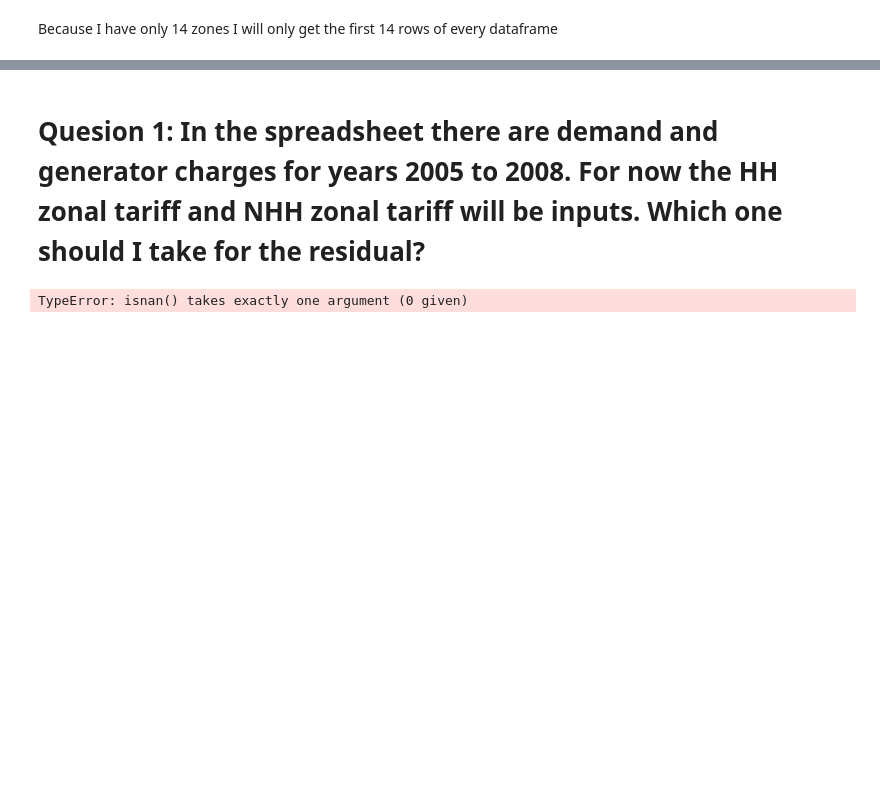
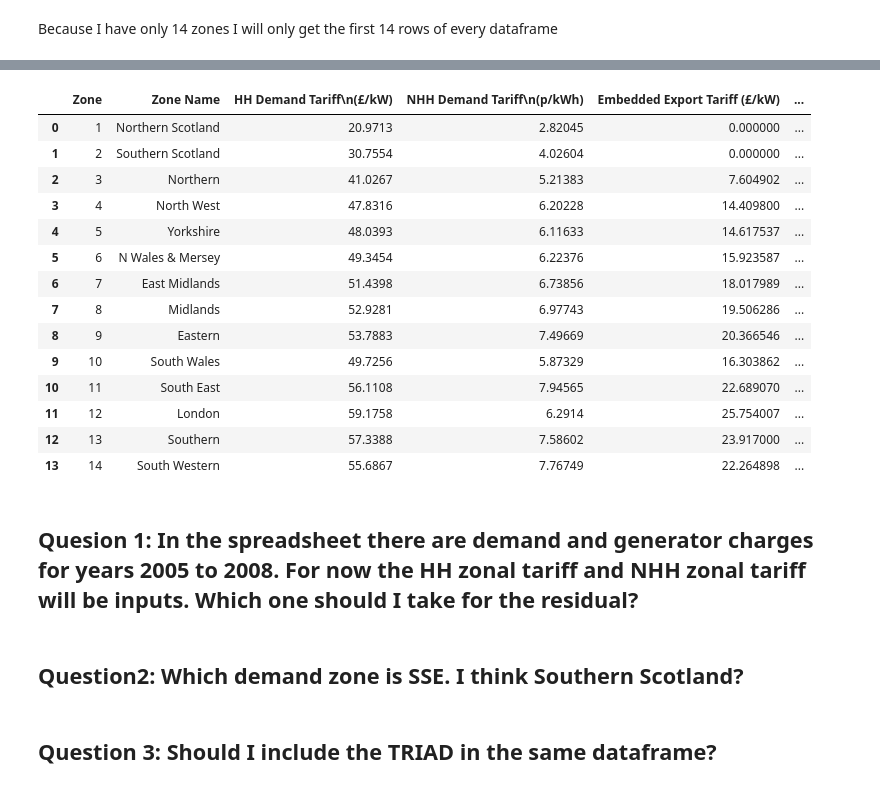
Before and after one commit to seboo1995/CEU-Capstone-Project, a Jupyter notebook: Cleaning_data.ipynb, the cells around one changed output, grey strips where cells are left out. Drawn from its saved outputs; the diff is of its cells as text; code cells hidden in the pictures; blank space fills up the shorter version.

```diff
--- a/Cleaning_data.ipynb
+++ b/Cleaning_data.ipynb
@@ -350,0 +334,8 @@ sheets["Dem 2012-13"]
+# %%
+for sheet in sheets:
+    if sheet.startswith("Dem"):
+        print("Adding year column to sheet",sheet)
+        temp = sheet.split("-")
+        year = ''.join(filter(lambda i: i.isdigit(), temp[0]))
+        sheets[sheet]['year'] = year
+        print("Finished with sheet",sheet)
@@ -351,6 +364,24 @@ sheets["Dem 2012-13"]
+# %%
+sheets["Dem 2019-20"]
+# %% [output]
+|  | Zone | Zone Name | HH Demand Tariff\n(£/kW) | NHH Demand Tariff\n(p/kWh) | Embedded Export Tariff (£/kW) | ... |
+| 0 | 1 | Northern Scotland | 20.9713 | 2.82045 | 0.000000 | ... |
+| 1 | 2 | Southern Scotland | 30.7554 | 4.02604 | 0.000000 | ... |
+| 2 | 3 | Northern | 41.0267 | 5.21383 | 7.604902 | ... |
+| 3 | 4 | North West | 47.8316 | 6.20228 | 14.409800 | ... |
+| 4 | 5 | Yorkshire | 48.0393 | 6.11633 | 14.617537 | ... |
+| 5 | 6 | N Wales & Mersey | 49.3454 | 6.22376 | 15.923587 | ... |
+| 6 | 7 | East Midlands | 51.4398 | 6.73856 | 18.017989 | ... |
+| 7 | 8 | Midlands | 52.9281 | 6.97743 | 19.506286 | ... |
+| 8 | 9 | Eastern | 53.7883 | 7.49669 | 20.366546 | ... |
+| 9 | 10 | South Wales | 49.7256 | 5.87329 | 16.303862 | ... |
+| 10 | 11 | South East | 56.1108 | 7.94565 | 22.689070 | ... |
+| 11 | 12 | London | 59.1758 | 6.2914 | 25.754007 | ... |
+| 12 | 13 | Southern | 57.3388 | 7.58602 | 23.917000 | ... |
+| 13 | 14 | South Western | 55.6867 | 7.76749 | 22.264898 | ... |
 # %% [markdown]
-# Quesion 1: In the spreadsheet there are demand and generator charges for years 2005 to 2008. For now the HH zonal tariff and NHH zonal tariff will be inputs. Which one should I take for the residual?
+## Quesion 1: In the spreadsheet there are demand and generator charges for years 2005 to 2008. For now the HH zonal tariff and NHH zonal tariff will be inputs. Which one should I take for the residual?
-# %%
-math.isnan()
-# %% [output]
-TypeError: isnan() takes exactly one argument (0 given)
+# %% [markdown]
+## Question2:  Which demand zone is SSE. I think Southern Scotland?
+# %% [markdown]
+## Question 3: Should I include the TRIAD in the same dataframe?
```
Also changed, not shown: parts of 15 cells of this notebook.
